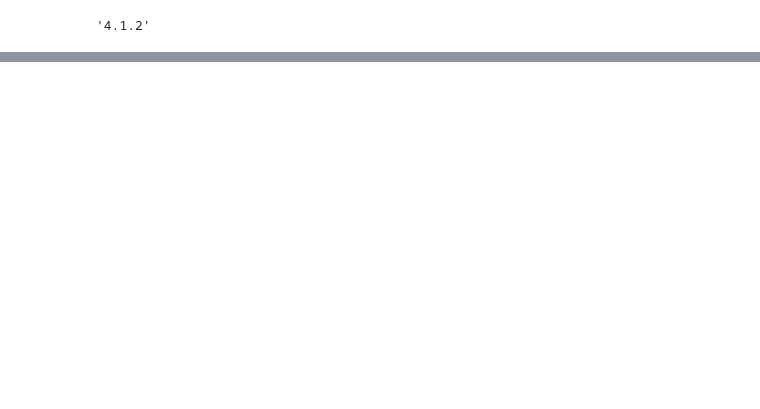
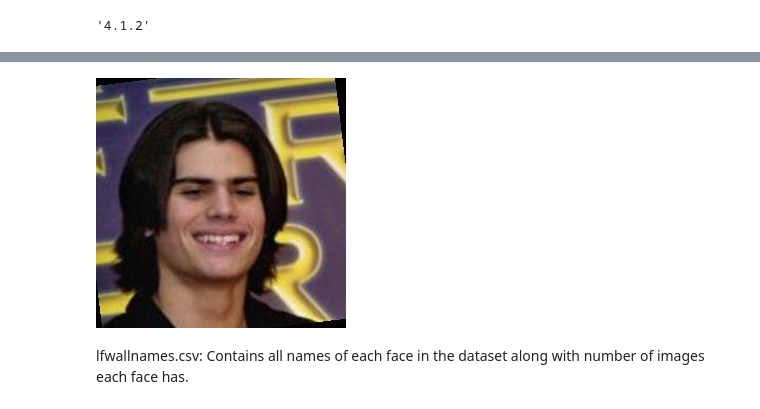
Before and after one commit to hadil1999-creator/Research-nternship-InnovCom, a Jupyter notebook: INNOV'COM.ipynb, the cells around one changed output, grey strips where cells are left out. Saved outputs shown, nothing was run; the diff lists cells and outputs as text; code cells hidden in the pictures; blank space fills up the shorter version.

```diff
--- a/INNOV'COM.ipynb
+++ b/INNOV'COM.ipynb
@@ -117,0 +430,8 @@ flip_5 = tf.image.random_flip_left_right(x)
+# %%
+from IPython.display import Image
+pil_img = Image(filename='/content/lfw-deepfunneled/lfw-deepfunneled/AJ_Lamas/AJ_Lamas_0001.jpg')
+display(pil_img)
+# %% [output]
+[figure, added]
+# %% [markdown]
+lfwallnames.csv: Contains all names of each face in the dataset along with number of images each face has.
```
Also changed, not shown: parts of 73 cells of this notebook.
